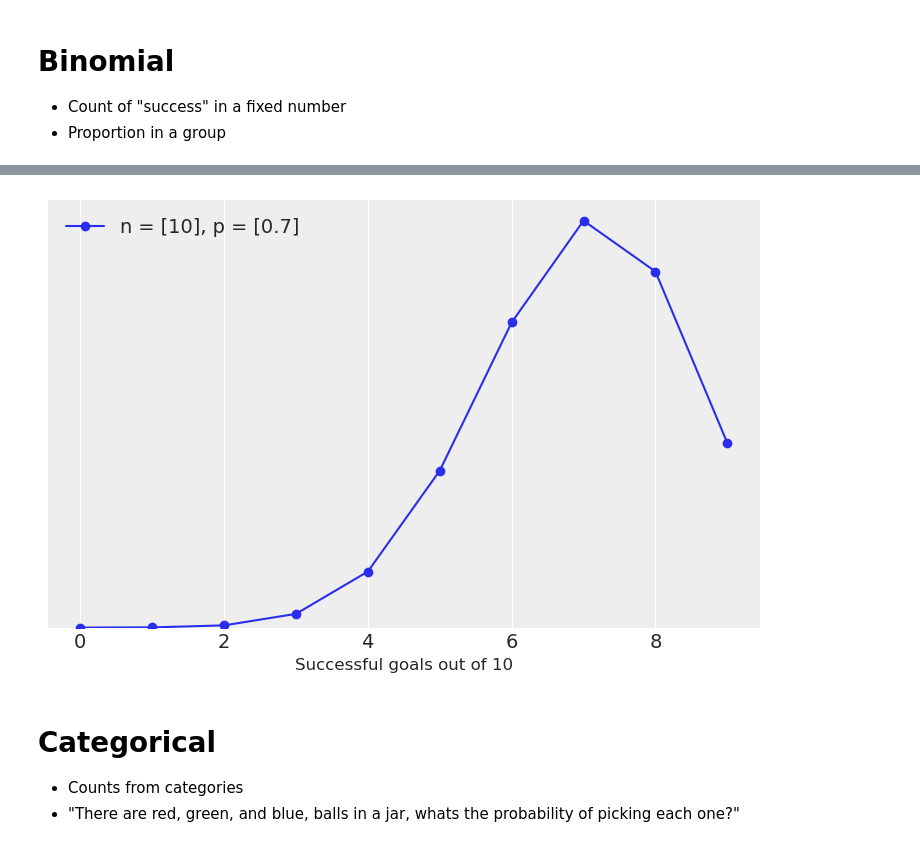
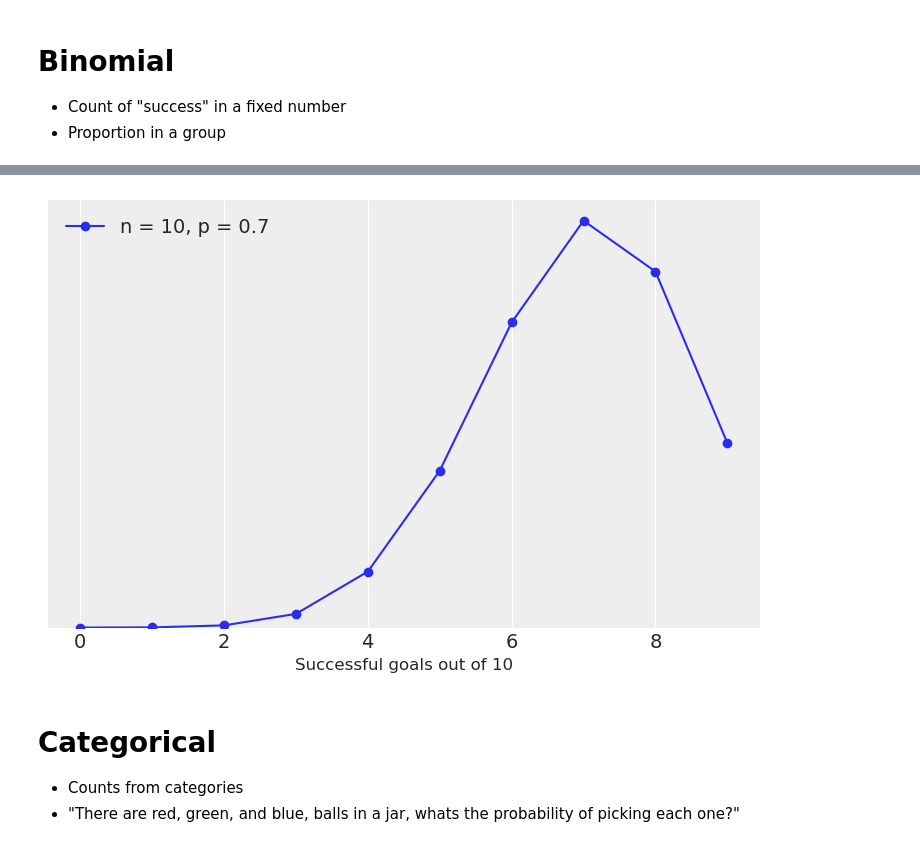
Before and after one commit to AlexAndorra/notebooks-experiments, a Jupyter notebook: Common Distributions-Distributions.ipynb, the cells around one changed output, grey strips where cells are left out. Cells and saved outputs as stored; diff of their text form; code cells hidden in the pictures.

```diff
--- a/Common Distributions-Distributions.ipynb
+++ b/Common Distributions-Distributions.ipynb
@@ -28,7 +26,7 @@ def plot_format(x_label="x"):
     plt.yticks([])
     plt.ylim(0)
     plt.legend()
-    return plt
+    return
 # %% [markdown]
 # Discrete Distributions
 Great for
@@ -75,14 +71,14 @@ plot_format()
 [figure]
 # %%
 x = np.arange(0, 10)
-n = [10,]
-p = [0.7]
+n = 10
+p = 0.7
 
 pmf = stats.binom.pmf(x, n, p)
 plt.plot(x, pmf, '-o', label='n = {}, p = {}'.format(n, p))
 plot_format("Successful goals out of 10");
 # %% [output]
-[figure, old version]
+[figure, new version]
 # %% [markdown]
 # Categorical
 * Counts from categories
```
Also changed, not shown: parts of 15 cells of this notebook.
